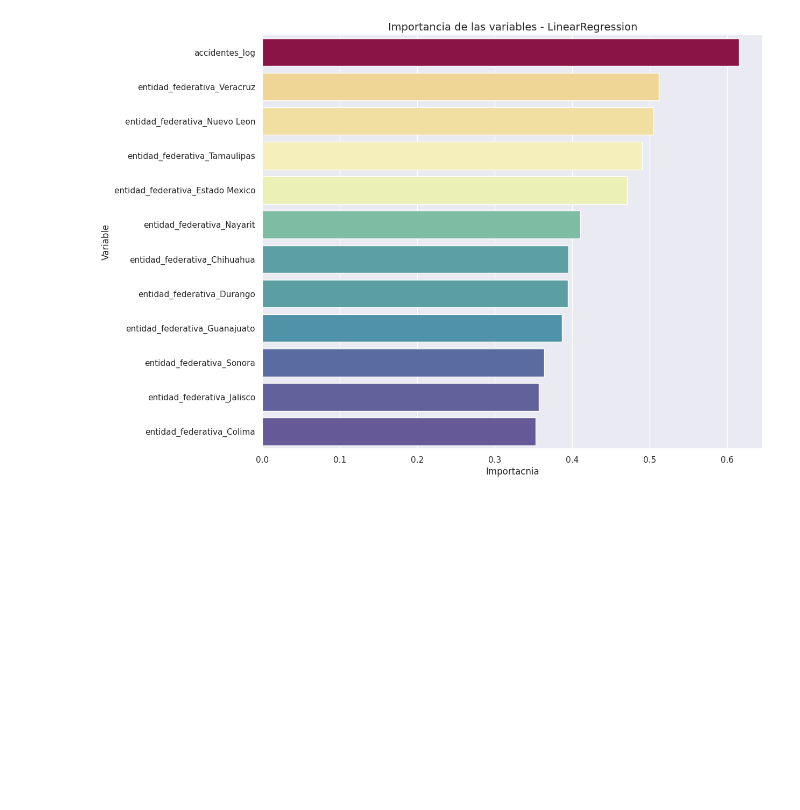
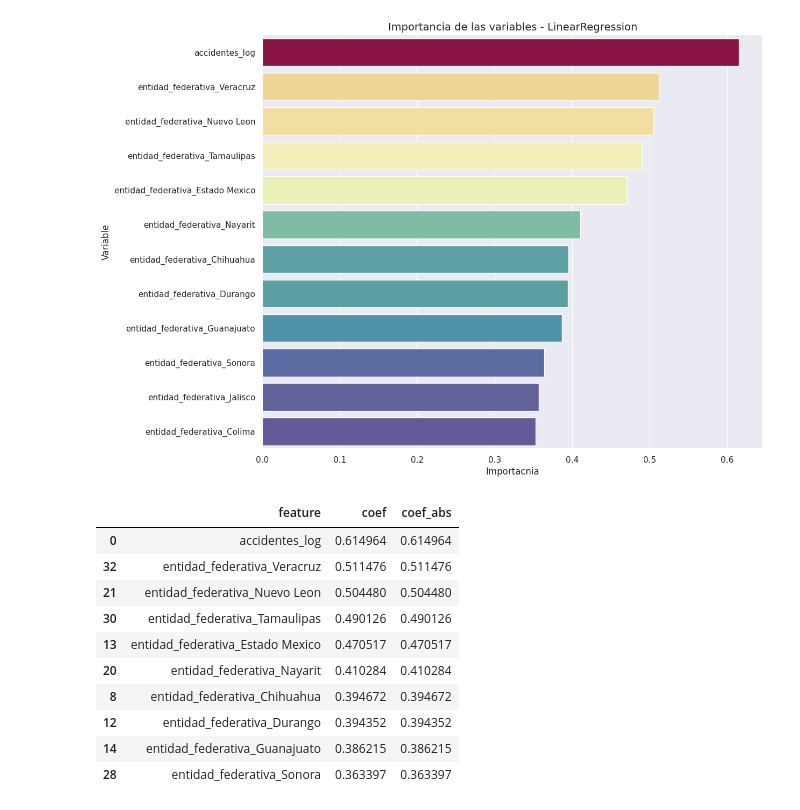
Before and after one commit to AndrsGzRo/mx-traffic-accidents-eda-ml, a Jupyter notebook: ML_Accidentes.ipynb, the cells around one changed output. Saved outputs shown, nothing was run; the diff lists cells and outputs as text; code cells hidden in the pictures; blank space fills up the shorter version.

```diff
--- a/ML_Accidentes.ipynb
+++ b/ML_Accidentes.ipynb
@@ -211,3 +211,17 @@ plt.title('Importancia de las variables - LinearRegression',fontsize=14)
 plt.show()
 # %% [output]
 [figure]
+# %%
+coef_df.head(10)
+# %% [output]
+|  | feature | coef | coef_abs |
+| 0 | accidentes_log | 0.614964 | 0.614964 |
+| 32 | entidad_federativa_Veracruz | 0.511476 | 0.511476 |
+| 21 | entidad_federativa_Nuevo Leon | 0.504480 | 0.504480 |
+| 30 | entidad_federativa_Tamaulipas | 0.490126 | 0.490126 |
+| 13 | entidad_federativa_Estado Mexico | 0.470517 | 0.470517 |
+| 20 | entidad_federativa_Nayarit | 0.410284 | 0.410284 |
+| 8 | entidad_federativa_Chihuahua | 0.394672 | 0.394672 |
+| 12 | entidad_federativa_Durango | 0.394352 | 0.394352 |
+| 14 | entidad_federativa_Guanajuato | 0.386215 | 0.386215 |
+| 28 | entidad_federativa_Sonora | 0.363397 | 0.363397 |
```
Also changed, not shown: parts of 12 cells of this notebook.
